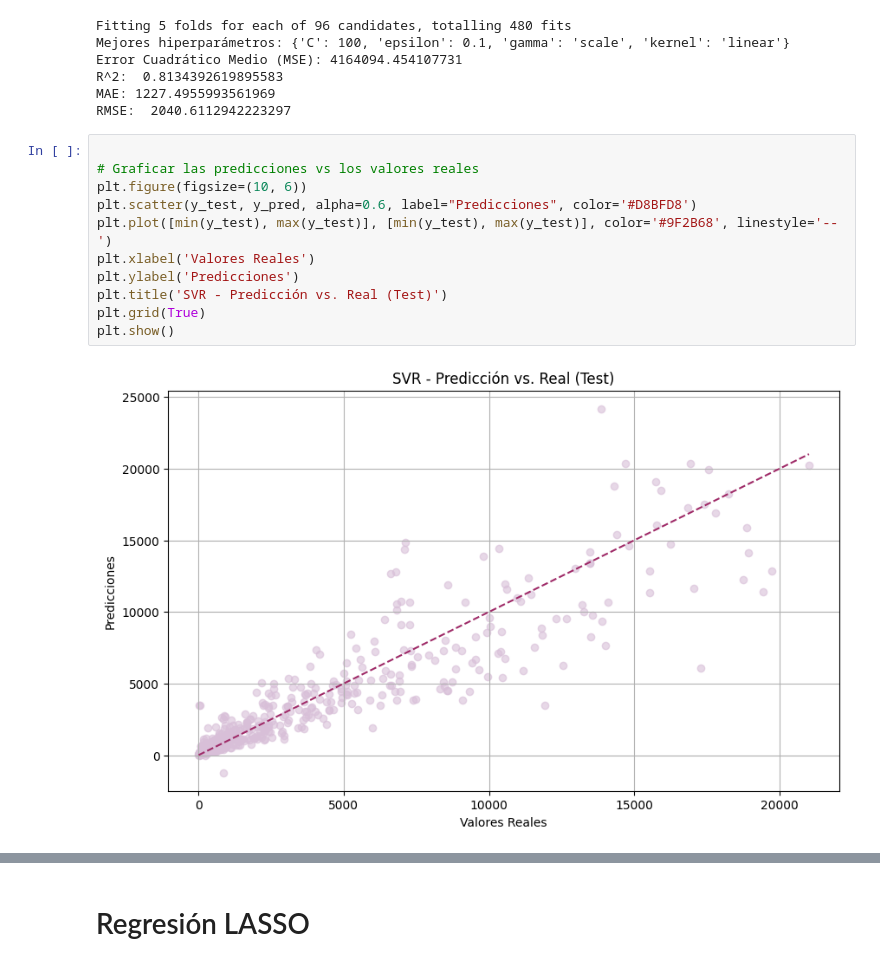
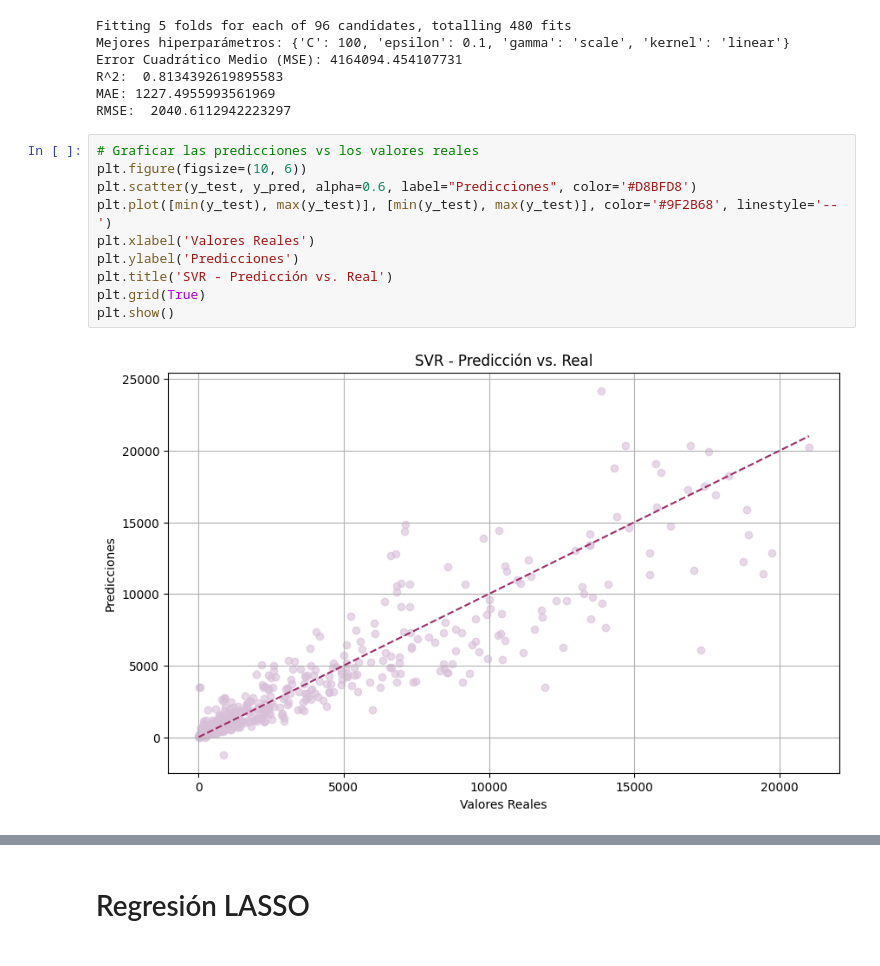
Before and after one commit to AROP019/Proyecto-PrediccionIndicadores, a Jupyter notebook: truly_final_code.ipynb, the cells around one changed output, grey strips where cells are left out. Cells and saved outputs as stored; diff of their text form.

```diff
--- a/truly_final_code.ipynb
+++ b/truly_final_code.ipynb
@@ -205,15 +268,14 @@ R^2:  0.8134392619895583
 MAE: 1227.4955993561969
 RMSE:  2040.6112942223297
 # %%
-
 # Graficar las predicciones vs los valores reales
 plt.figure(figsize=(10, 6))
 plt.scatter(y_test, y_pred, alpha=0.6, label="Predicciones", color='#D8BFD8')
 plt.plot([min(y_test), max(y_test)], [min(y_test), max(y_test)], color='#9F2B68', linestyle='--')
 plt.xlabel('Valores Reales')
 plt.ylabel('Predicciones')
-plt.title('SVR - Predicción vs. Real (Test)')
+plt.title('SVR - Predicción vs. Real')
 plt.grid(True)
 plt.show()
 # %% [output]
-[figure, old version]
+[figure, new version]
```
Also changed, not shown: parts of 24 cells of this notebook.
